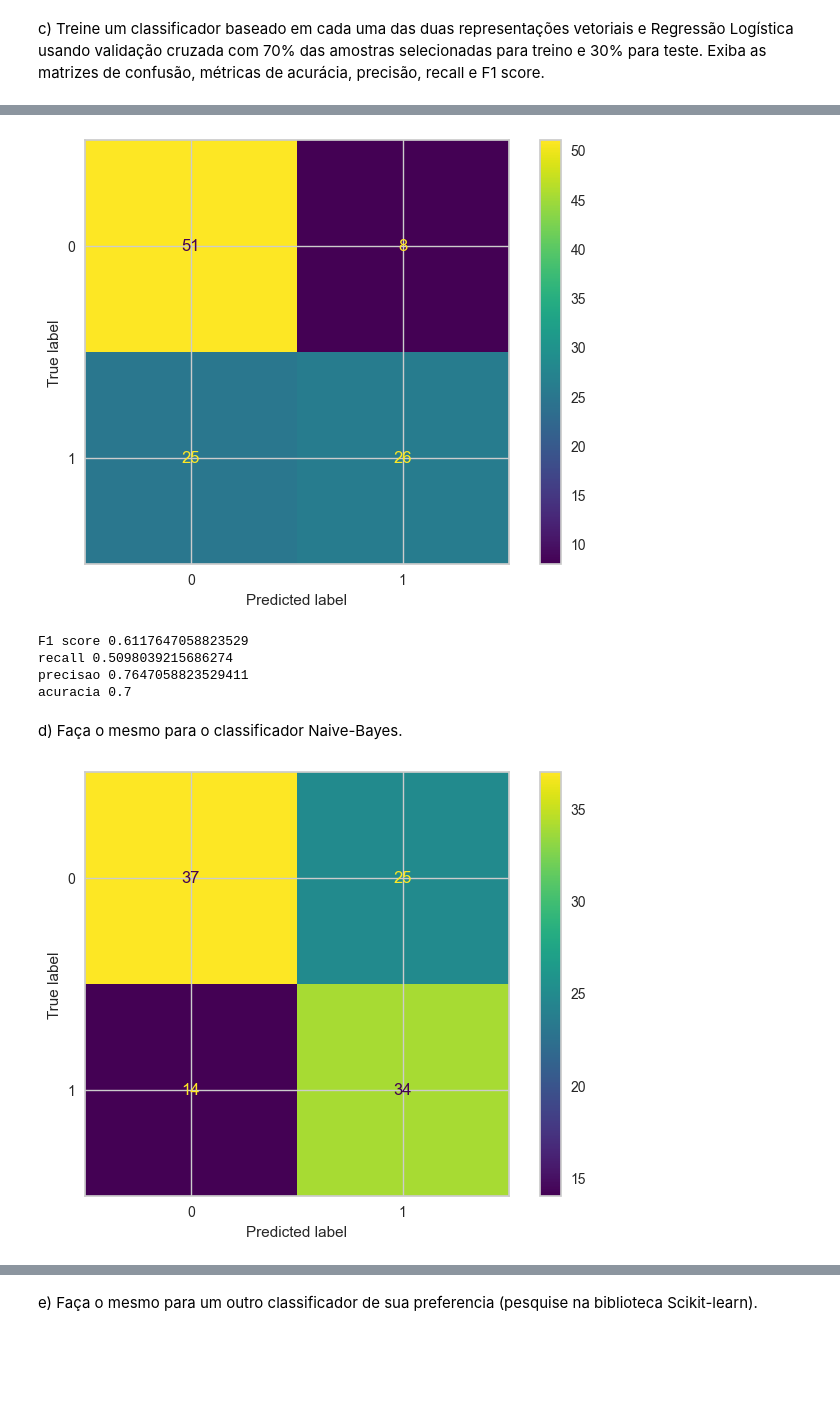
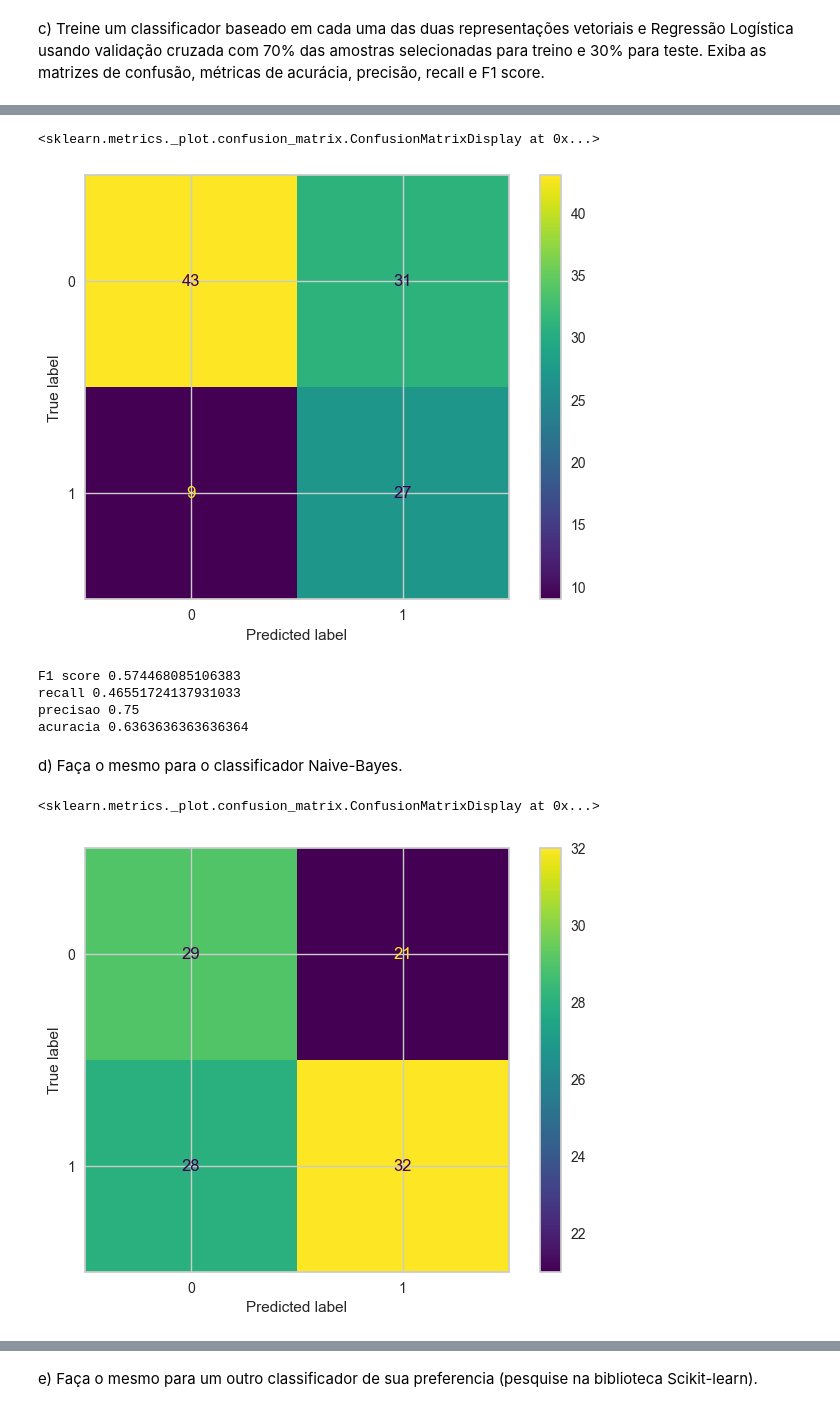
Before and after one commit to PeterMatthew/NLP, a Jupyter notebook: lista2.ipynb, the cells around one changed output, grey strips where cells are left out. Cells and saved outputs as stored; diff of their text form; code cells hidden in the pictures; blank space fills up the shorter version.

```diff
--- a/lista2.ipynb
+++ b/lista2.ipynb
@@ -47,6 +51,9 @@ df['text'] = df['text'].apply(lambda row: re.sub('\<[^>]*\>', ' ', row))
 df['text'] = df['text'].apply(lambda row: re.sub('\&[^;]*\;', ' ', row))
 
 stop_words = set(nltk.corpus.stopwords.words("english"))
+
+df['text'] = df['text'].apply(lambda row: re.sub('\d', '', row).lower())
+df['text'] = df['text'].apply(lambda row: row.translate(str.maketrans('', '', string.punctuation)))
 
 temp = df['text'].apply(lambda row: [x for x in nltk.word_tokenize(row) if x not in stop_words])
 df['text'] = temp.apply(lambda x: " ".join(x))
@@ -167,30 +176,34 @@ acuracia 0.7545454545454545
 model = LogisticRegression(class_weight="balanced").fit(X_train_tfid.toarray(), y_train_tfid)
 pred = model.predict(X_test_tfid.toarray())
 
-plot_confusion_matrix(model, X_test_tfid.toarray(), y_test_tfid)
-plt.show()
+cm = confusion_matrix(pred, y_test_tfid)
+pl = ConfusionMatrixDisplay(cm)
+pl.plot()
 # %% [output]
+<sklearn.metrics._plot.confusion_matrix.ConfusionMatrixDisplay at 0x...>
-[figure, old version]
+[figure, new version]
 # %%
 print('F1 score '+str(f1_score(y_test_tfid, pred)))
 print('recall '+str(recall_score(y_test_tfid, pred)))
 print('precisao '+str(precision_score(y_test_tfid, pred)))
 print('acuracia '+str(accuracy_score(y_test_tfid, pred)))
 # %% [output]
-F1 score 0.6117647058823529
-recall 0.5098039215686274
-precisao 0.7647058823529411
-acuracia 0.7
+F1 score 0.574468085106383
+recall 0.46551724137931033
+precisao 0.75
+acuracia 0.6363636363636364
 # %% [markdown]
 d) Faça o mesmo para o classificador Naive-Bayes.
 # %%
 model = GaussianNB().fit(X_train_count.toarray(), y_train_count)
 pred = model.predict(X_test_count.toarray())
 
-plot_confusion_matrix(model, X_test_count.toarray(), y_test_count)
-plt.show()
+cm = confusion_matrix(pred, y_test_count)
+pl = ConfusionMatrixDisplay(cm)
+pl.plot()
 # %% [output]
+<sklearn.metrics._plot.confusion_matrix.ConfusionMatrixDisplay at 0x...>
-[figure, old version]
+[figure, new version]
 # %%
 print('F1 score '+str(f1_score(y_test_count, pred)))
 print('recall '+str(recall_score(y_test_count, pred)))
```
Also changed, not shown: parts of 27 cells of this notebook.
